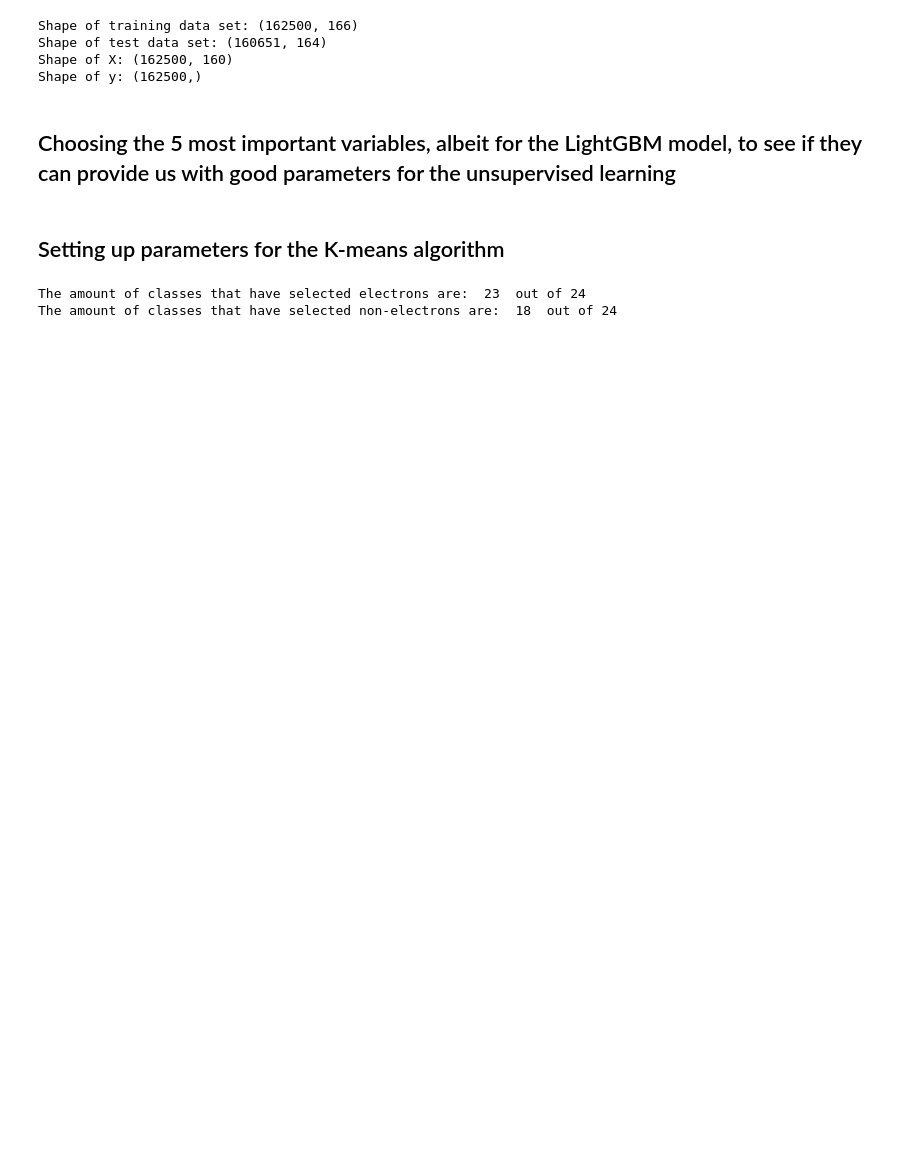
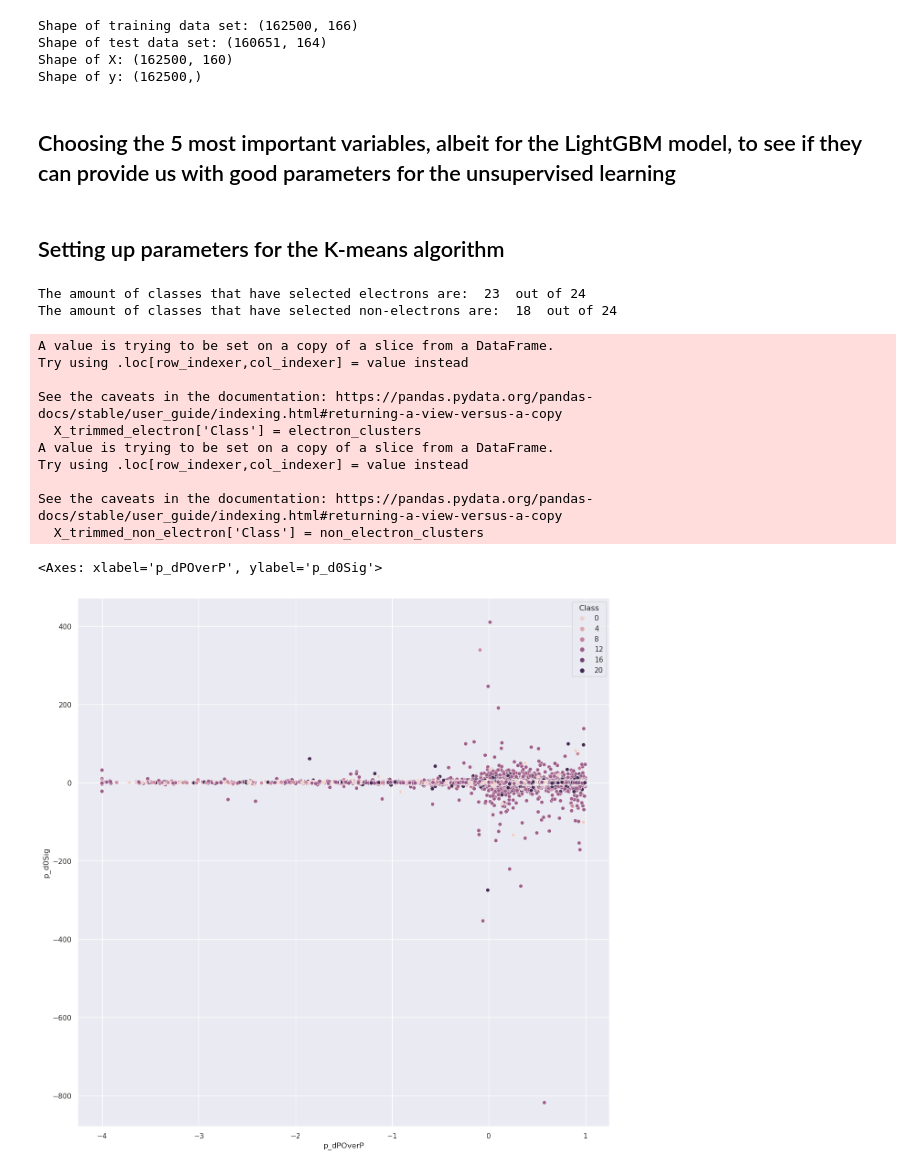
Before and after one commit to Nihilol/AppliedML2023, a Jupyter notebook: InitialProject/solutions/Solution 1: Clustering.ipynb, the cells around one changed output. Cells and saved outputs as stored; diff of their text form; code cells hidden in the pictures; blank space fills up the shorter version.

```diff
--- a/InitialProject/solutions/Solution 1: Clustering.ipynb
+++ b/InitialProject/solutions/Solution 1: Clustering.ipynb
@@ -65,7 +67,7 @@ Shape of y: (162500,)
 # %% [markdown]
 ## Choosing the 5 most important variables, albeit for the LightGBM model, to see if they can provide us with good parameters for the unsupervised learning
 # %%
-five_best_features = ['p_sigmad0', 'p_ptconecoreTrackPtrCorrection']
+five_best_features = ['p_dPOverP', 'p_d0Sig', 'p_sigmad0', 'p_deltaPhiRescaled2', 'p_ptconecoreTrackPtrCorrection']
 
 X_trimmed = X[five_best_features]
 # %% [markdown]
@@ -73,24 +75,72 @@ X_trimmed = X[five_best_features]
 # %%
 clusters = 24
 random_state = 0
 init = 'auto'
 
 kmeans = KMeans(n_clusters = clusters, random_state = random_state, n_init = init).fit(X_trimmed)
+
+X_trimmed_electron = X_trimmed[train['Truth'] == 1]
+
+X_trimmed_non_electron = X_trimmed[train['Truth'] != 1]
 
 electron_index = np.where(y==1)[0]
 
 electron_clusters = kmeans.labels_[electron_index]
 
 electron_clusters_class = np.unique(electron_clusters)
 
 non_electron_index = np.where(y==0)[0]
 
 non_electron_clusters = kmeans.labels_[non_electron_index]
 
 non_electron_clusters_class = np.unique(non_electron_clusters)
 
 print(f'The amount of classes that have selected electrons are: ', len(electron_clusters_class), f' out of {clusters}')
 print(f'The amount of classes that have selected non-electrons are: ', len(non_electron_clusters_class), f' out of {clusters}')
+
+X_trimmed_electron['Class'] = electron_clusters
+X_trimmed_non_electron['Class'] = non_electron_clusters
+
+colors = np.array(
+            list(
+                islice(
+                    cycle(
+                        [
+                            "#377eb8",
+                            "#ff7f00",
+                            "#4daf4a",
+                            "#f781bf",
+                            "#a65628",
+                            "#984ea3",
+                            "#999999",
+                            "#e41a1c",
+                            "#dede00",
+                        ]
+                    ),
+                    int(max(electron_clusters_class) + 1),
+                )
+            )
+        )
+# add black color for outliers (if any)
+colors = np.append(colors, ["#000000"])
+
+
+sns.set(rc={"figure.figsize":(10, 10)})
+
+
+sns.scatterplot(data=X_trimmed_electron, x=five_best_features[0], y=five_best_features[1], hue='Class')
 # %% [output]
 The amount of classes that have selected electrons are:  23  out of 24
 The amount of classes that have selected non-electrons are:  18  out of 24
+A value is trying to be set on a copy of a slice from a DataFrame.
+Try using .loc[row_indexer,col_indexer] = value instead
+
+See the caveats in the documentation: https://pandas.pydata.org/pandas-docs/stable/user_guide/indexing.html#returning-a-view-versus-a-copy
+  X_trimmed_electron['Class'] = electron_clusters
+A value is trying to be set on a copy of a slice from a DataFrame.
+Try using .loc[row_indexer,col_indexer] = value instead
+
+See the caveats in the documentation: https://pandas.pydata.org/pandas-docs/stable/user_guide/indexing.html#returning-a-view-versus-a-copy
+  X_trimmed_non_electron['Class'] = non_electron_clusters
+<Axes: xlabel='p_dPOverP', ylabel='p_d0Sig'>
+[figure, added]
```
Also changed, not shown: parts of 5 cells of this notebook, 4 other files.
